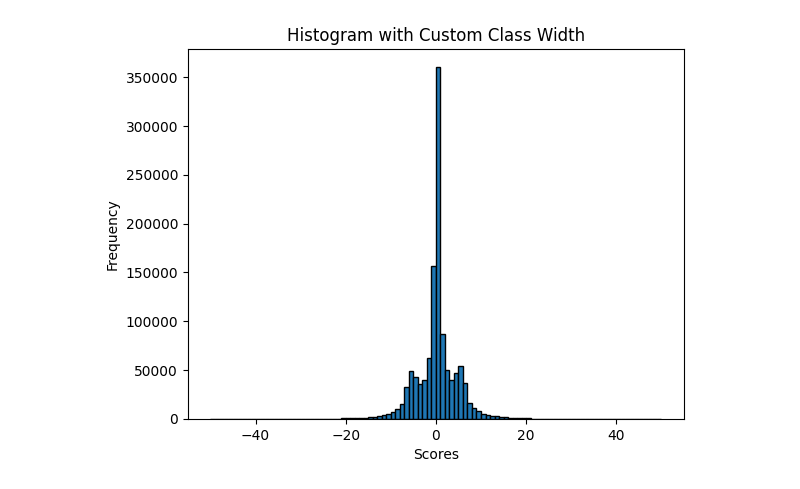
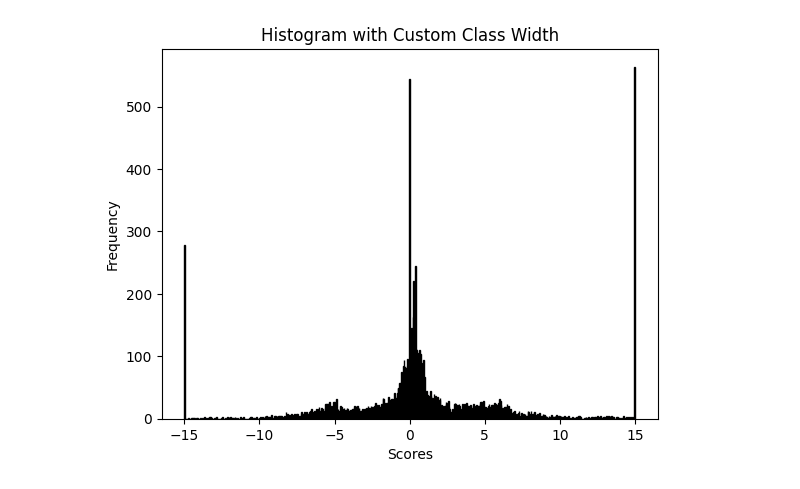
Before and after one commit to joosypigeon/chess, a Jupyter notebook: count.ipynb, the cells around one changed output. Saved outputs shown, nothing was run; the diff lists cells and outputs as text; code cells hidden in the pictures.

```diff
--- a/count.ipynb
+++ b/count.ipynb
@@ -4,11 +4,15 @@ import chess.pgn
 import io
 import zstandard as zstd
 import re
+import numpy as np
 
 number_of_games = 0
+number_of_positions = 0
 display_every = 1000
 max_eval = -16
 min_eval = 16
+dic = {}
+reparations = 0
 with open('./data/lichess_db_standard_rated_2023-06.pgn.zst', 'rb') as f:
     dctx = zstd.ZstdDecompressor()
     reader = dctx.stream_reader(f)
@@ -16,9 +20,8 @@ with open('./data/lichess_db_standard_rated_2023-06.pgn.zst', 'rb') as f:
 
     print("File open")
 
-    import numpy as np
-    class_width = 1
-    bins = np.arange(-50, 50 + class_width, class_width)
+    class_width = 0.05
+    bins = np.arange(-15, 15 + class_width, class_width)
     hist_values = np.zeros_like(bins[:-1])
 
     # Iterate over all games in the PGN file
@@ -35,8 +38,11 @@ with open('./data/lichess_db_standard_rated_2023-06.pgn.zst', 'rb') as f:
             continue
 
         # Iterate through all moves of the game
+        board = chess.Board()         # Setup initial empty chess board
         scores = []
         for node in game.mainline():
+            move = node.move
+            board.push(move)
             # Get the comment (which contains the evaluation) for this move
             comment = node.comment
             match = re.search(r"\[%eval (.*?)\]", comment)
@@ -49,22 +55,57 @@ with open('./data/lichess_db_standard_rated_2023-06.pgn.zst', 'rb') as f:
             # Convert mate in 'n' moves to large scores
             if '#' in score_str:
                 if '-' in score_str:
-                    score = -200 # <--- this should be -16
+                    score = -15 # <--- this should be -16
                 else:
-                    score = +200 # <--- this should be +16
+                    score = +15 # <--- this should be +16
             else:
                 score = float(score_str)
-                scores.append(score)
-                max_eval = max(score, max_eval)
-                min_eval = min(score, min_eval)
+                if score < -15:
+                    score = -15
+                elif score > 15:
+                    score = 15
+
+            fen = board.fen()
+            if fen in dic:
+                dic[fen].add(score)
+            else:
+                dic[fen] = {score}
+                number_of_positions += 1
+
+            scores.append(score)
+            max_eval = max(score, max_eval)
+            min_eval = min(score, min_eval)
+
         hist, _ = np.histogram(scores, bins=bins)
         hist_values += hist
 
         number_of_games += 1
         if number_of_games % display_every == 0:
-            print(f"number_of_games: {number_of_games} min_eval: {min_eval} max_eval: {max_eval}")
+            print(f"number_of_games: {number_of_games} number_of_positions: {number_of_positions} min_eval: {min_eval} max_eval: {max_eval}")
 
-        if number_of_games == 20000:
+        if number_of_positions > 10000:
+            n = 100
+            print(f"First {n} positions in dictionary")
+            i = 0
+            for fen, scores in dic.items():
+                i += 1
+                if i > n:
+                    break
+                board = chess.Board()
+                board.set_fen(fen)
+                print(board)
+                print(scores)
+                print("+++++++++++++++++++++++++++++++++++")
+            print("Positions with mutiple scores")
+            for fen, scores in dic.items():
+                if len(scores) > 1:
+                    reparations += 1
+                    board = chess.Board()
+                    board.set_fen(fen)
+                    print(board)
+                    print(scores)
+                    print("+++++++++++++++++++++++++++++++++++")
+            print(f"reparations: {reparations}")
             break
 
 import pandas as pd
@@ -96,4 +137,4 @@ number_of_games: 20000 min_eval: -147.94 max_eval: 150.81
-[figure, old version]
+[figure, new version]
 # %%
 import pandas as pd
 import numpy as np
```
Also changed, not shown: parts of 1 cell of this notebook.
